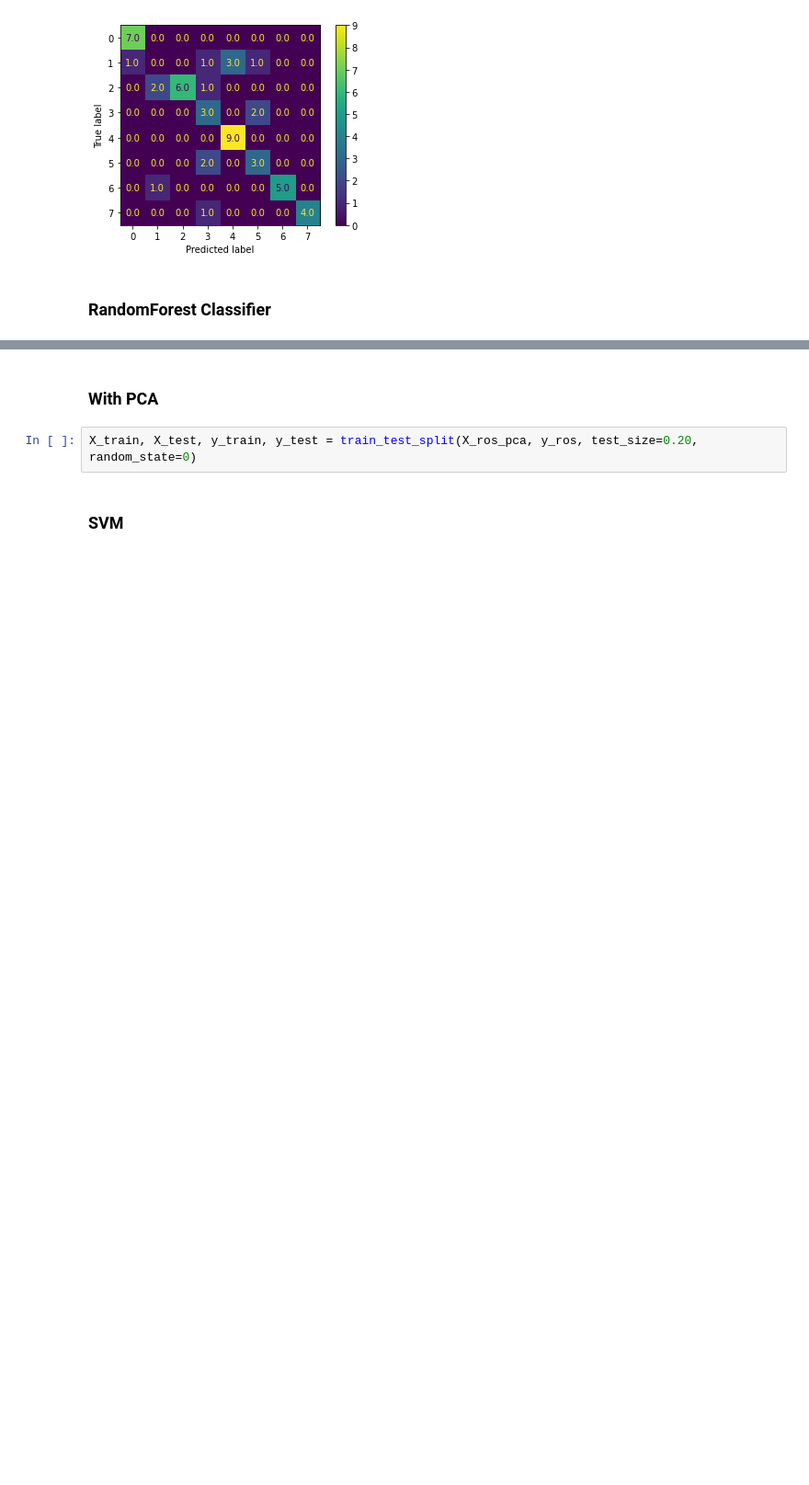
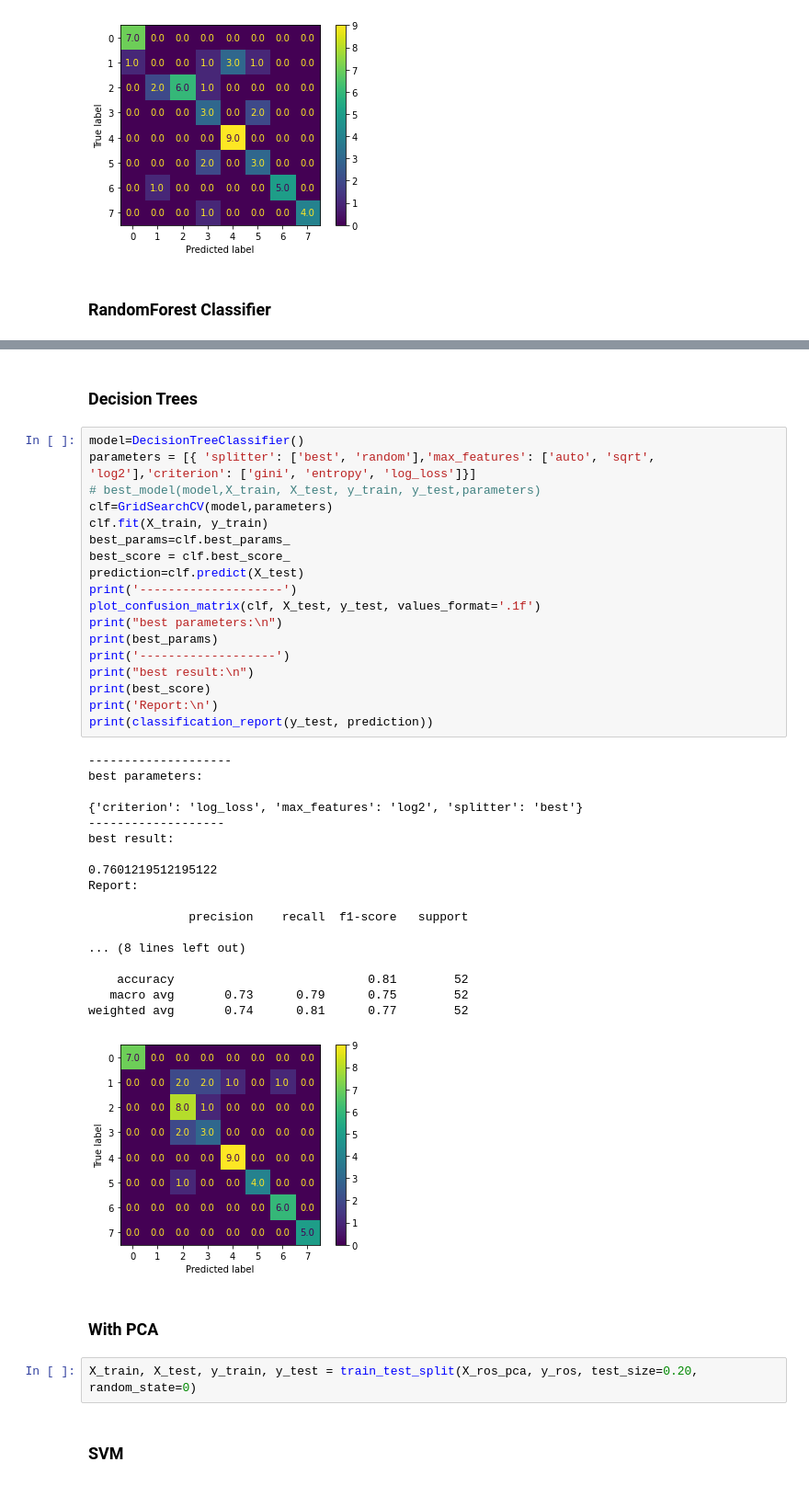
Before and after one commit to DrDoof14/Math4Ml, a Jupyter notebook: thesina.ipynb, the cells around one changed output, grey strips where cells are left out. Shown at 92% size. Saved outputs shown, nothing was run; the diff lists cells and outputs as text; blank space fills up the shorter version.

Commit message:
adding Decision Tree classifier

```diff
--- a/thesina.ipynb
+++ b/thesina.ipynb
@@ -419,3 +428,42 @@ weighted avg       0.76      0.81      0.78        52
+# %% [markdown]
+<h3>Decision Trees</h3>
+# %%
+model=DecisionTreeClassifier()
+parameters = [{ 'splitter': ['best', 'random'],'max_features': ['auto', 'sqrt', 'log2'],'criterion': ['gini', 'entropy', 'log_loss']}]
+# best_model(model,X_train, X_test, y_train, y_test,parameters)
+clf=GridSearchCV(model,parameters)
+clf.fit(X_train, y_train)
+best_params=clf.best_params_
+best_score = clf.best_score_
+prediction=clf.predict(X_test)
+print('--------------------')
+plot_confusion_matrix(clf, X_test, y_test, values_format='.1f')
+print("best parameters:\n")
+print(best_params)
+print('-------------------')
+print("best result:\n")
+print(best_score)
+print('Report:\n')
+print(classification_report(y_test, prediction))
+# %% [output]
+--------------------
+best parameters:
+
+{'criterion': 'log_loss', 'max_features': 'log2', 'splitter': 'best'}
+-------------------
+best result:
+
+0.7601219512195122
+Report:
+
+              precision    recall  f1-score   support
+
+... (8 lines left out)
+
+    accuracy                           0.81        52
+   macro avg       0.73      0.79      0.75        52
+weighted avg       0.74      0.81      0.77        52
+[figure, added]
 # %% [markdown]
 <h3>With PCA</h3>
 # %%
```
Also changed, not shown: parts of 12 cells of this notebook.
